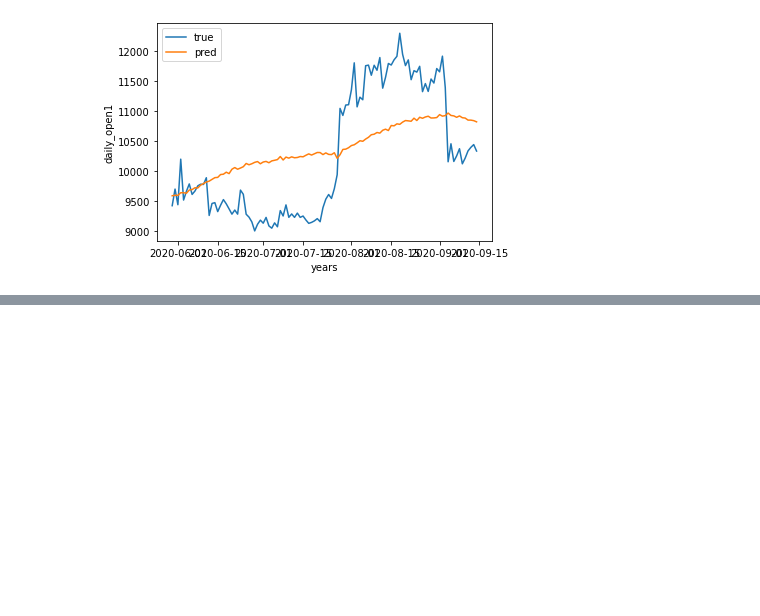
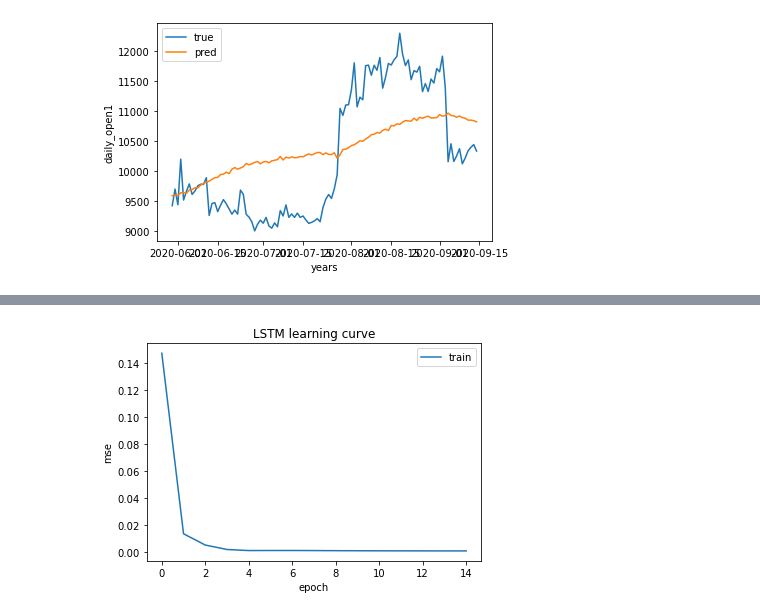
Before and after one commit to HamoyeHQ/05-bitcoin-trading, a Jupyter notebook: Open column time series.ipynb, the cells around one changed output, grey strips where cells are left out. Drawn from its saved outputs; the diff is of its cells as text; code cells hidden in the pictures; blank space fills up the shorter version.

```diff
--- a/Open column time series.ipynb
+++ b/Open column time series.ipynb
@@ -756,0 +797,36 @@ rmse of daily_open_series1 is 810.057
+# %%
+# creating a function to create features from lags of a time series
+def create_features_from_time_series(series, n_lags):
+    if isinstance(series, np.ndarray):
+        series_values = series
+    else:
+        series_values = series.values
+
+    X, y = [], []
+
+    for i in range(series.shape[0] - n_lags):
+        X.append(series_values[i: i+n_lags])
+        y.append(series_values[i+n_lags])
+
+    X = np.array(X)
+
+    return X.reshape(X.shape[0], X.shape[1], 1), np.array(y)
+# %%
+X_train, y_train = create_features_from_time_series(daily_series_train, n_lags=n_lags)
+X_test, y_test = create_features_from_time_series(daily_series_test, n_lags=n_lags)
+# %%
+# creating a function to build a LSTM model
+def build_LSTM():
+    model = Sequential()
+
+    model.add(LSTM(units=50, input_shape=(X_train.shape[1], 1)))
+
+    model.add(Dense(units = 1))
+
+    model.compile(optimizer='adam', loss='mean_squared_error')
+
+    return model
+# %%
+model = build_LSTM()
+# fits the model
+history = model.fit(X_train, y_train, epochs=15, batch_size=32, shuffle=False)
@@ -756,0 +851,9 @@ rmse of daily_open_series1 is 810.057
+# %%
+plt.plot(history.history['loss'])
+plt.title('LSTM learning curve')
+plt.xlabel('epoch')
+plt.ylabel('mse')
+plt.legend(['train'])
+plt.show()
+# %% [output]
+[figure, added]
```
Also changed, not shown: parts of 32 cells of this notebook.
